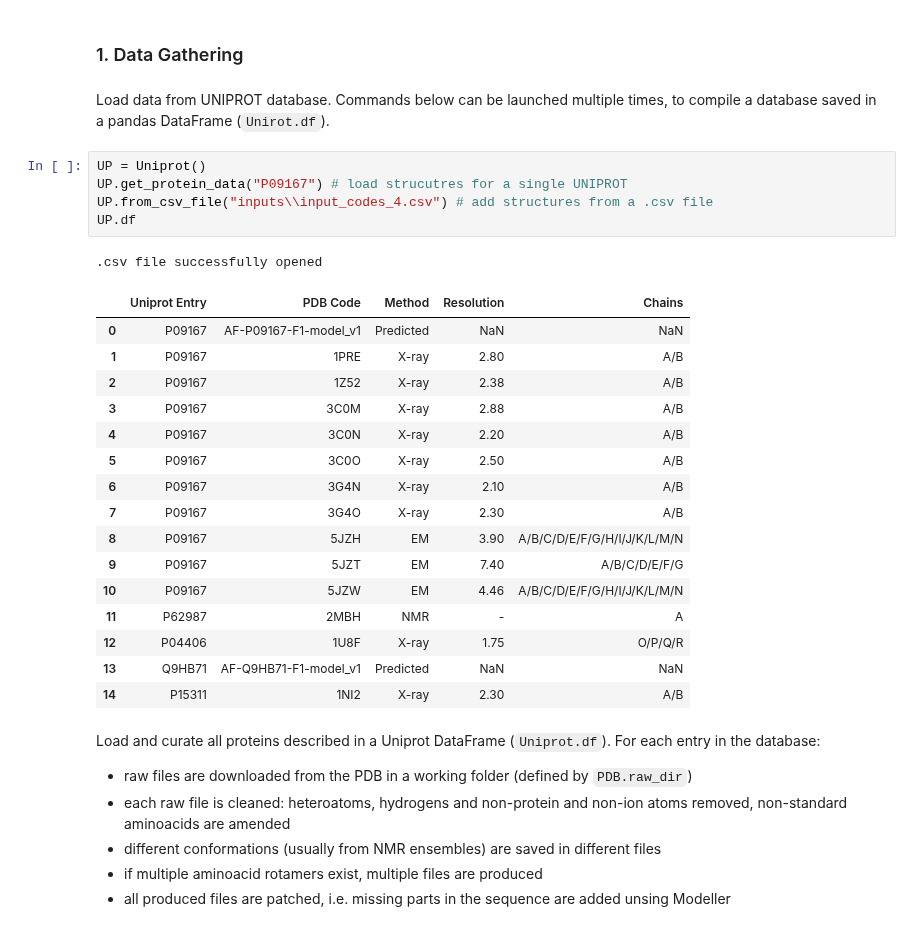
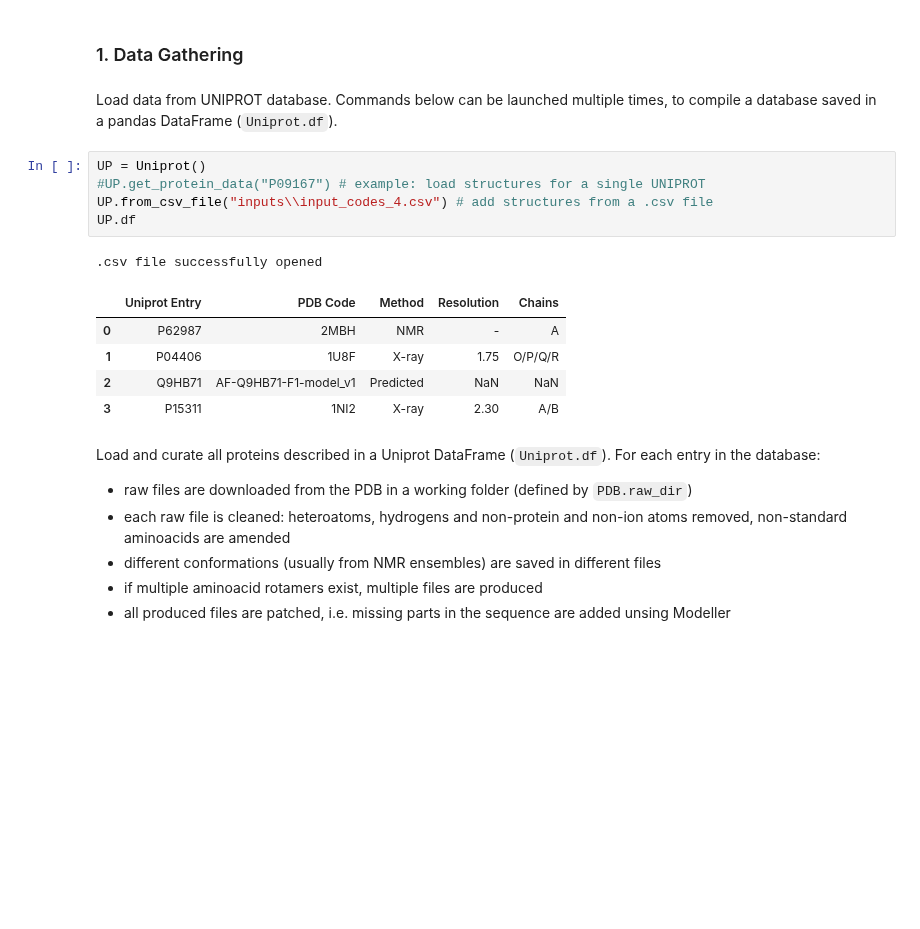
Before and after one commit to Degiacomi-Lab/RESDY, a Jupyter notebook: carbamylation.ipynb, the cells around one changed output. Drawn from its saved outputs; the diff is of its cells as text; blank space fills up the shorter version.

```diff
--- a/carbamylation.ipynb
+++ b/carbamylation.ipynb
@@ -25,30 +26,19 @@ from protein import PDB
 # %% [markdown]
 ### 1. Data Gathering
 # %% [markdown]
-Load data from UNIPROT database. Commands below can be launched multiple times, to compile a database saved in a pandas DataFrame (`Unirot.df`).
+Load data from UNIPROT database. Commands below can be launched multiple times, to compile a database saved in a pandas DataFrame (`Uniprot.df`).
 # %%
 UP = Uniprot()
-UP.get_protein_data("P09167") # load strucutres for a single UNIPROT
+#UP.get_protein_data("P09167") # example: load structures for a single UNIPROT
 UP.from_csv_file("inputs\\input_codes_4.csv") # add structures from a .csv file
 UP.df
 # %% [output]
 .csv file successfully opened
 |  | Uniprot Entry | PDB Code | Method | Resolution | Chains |
-| 0 | P09167 | AF-P09167-F1-model_v1 | Predicted | NaN | NaN |
-| 1 | P09167 | 1PRE | X-ray | 2.80 | A/B |
-| 2 | P09167 | 1Z52 | X-ray | 2.38 | A/B |
-| 3 | P09167 | 3C0M | X-ray | 2.88 | A/B |
-| 4 | P09167 | 3C0N | X-ray | 2.20 | A/B |
-| 5 | P09167 | 3C0O | X-ray | 2.50 | A/B |
-| 6 | P09167 | 3G4N | X-ray | 2.10 | A/B |
-| 7 | P09167 | 3G4O | X-ray | 2.30 | A/B |
-| 8 | P09167 | 5JZH | EM | 3.90 | A/B/C/D/E/F/G/H/I/J/K/L/M/N |
-| 9 | P09167 | 5JZT | EM | 7.40 | A/B/C/D/E/F/G |
-| 10 | P09167 | 5JZW | EM | 4.46 | A/B/C/D/E/F/G/H/I/J/K/L/M/N |
-| 11 | P62987 | 2MBH | NMR | - | A |
-| 12 | P04406 | 1U8F | X-ray | 1.75 | O/P/Q/R |
-| 13 | Q9HB71 | AF-Q9HB71-F1-model_v1 | Predicted | NaN | NaN |
-| 14 | P15311 | 1NI2 | X-ray | 2.30 | A/B |
+| 0 | P62987 | 2MBH | NMR | - | A |
+| 1 | P04406 | 1U8F | X-ray | 1.75 | O/P/Q/R |
+| 2 | Q9HB71 | AF-Q9HB71-F1-model_v1 | Predicted | NaN | NaN |
+| 3 | P15311 | 1NI2 | X-ray | 2.30 | A/B |
 # %% [markdown]
 Load and curate all proteins described in a Uniprot DataFrame (`Uniprot.df`). For each entry in the database:
 * raw files are downloaded from the PDB in a working folder (defined by `PDB.raw_dir`)
```
Also changed, not shown: parts of 10 cells of this notebook, 26 other files.
